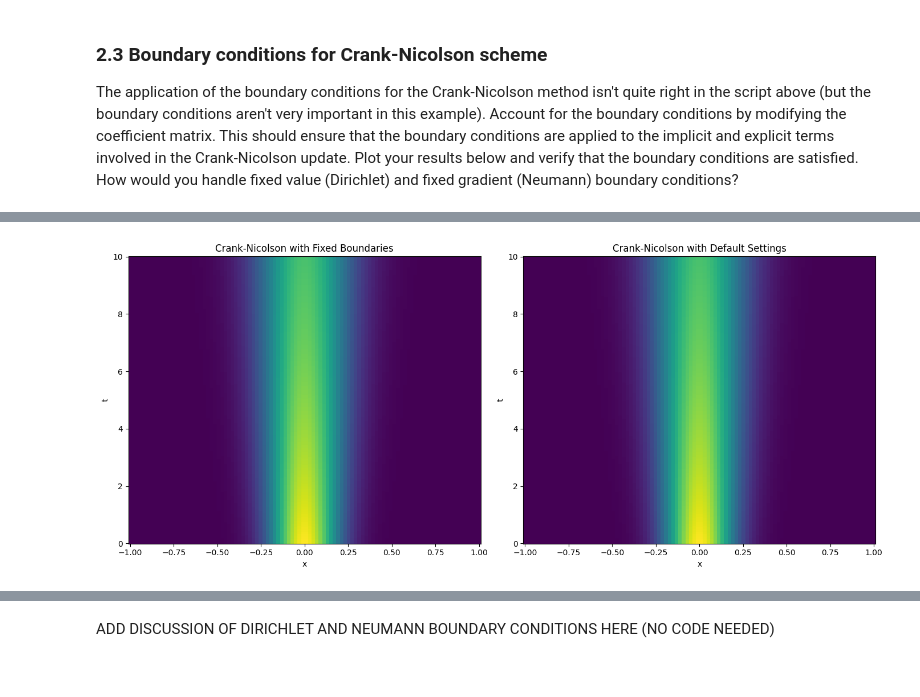
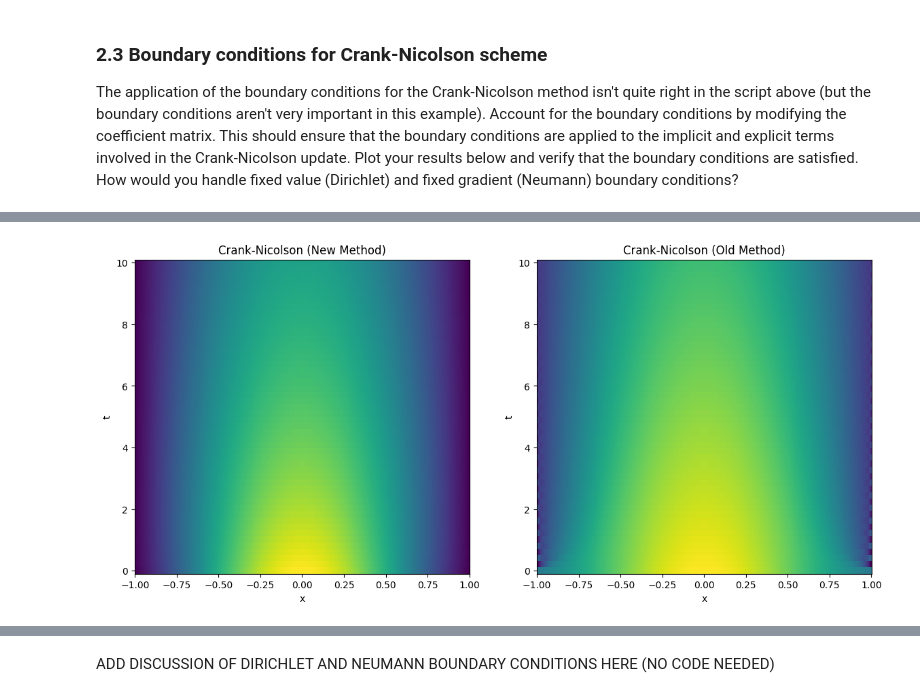
Before and after one commit to vantran1/QCES, a Jupyter notebook: Project1_numerical_methods.ipynb, the cells around one changed output, grey strips where cells are left out. Saved outputs shown, nothing was run; the diff lists cells and outputs as text; code cells hidden in the pictures.

```diff
--- a/Project1_numerical_methods.ipynb
+++ b/Project1_numerical_methods.ipynb
@@ -555,48 +748,66 @@ INSERT DISCUSSION OF ERROR HERE (~1 paragraph).  OPTIONALLY ADD PLOTS BY INSERTI
 
 The application of the boundary conditions for the Crank-Nicolson method isn't quite right in the script above (but the boundary conditions aren't very important in this example). Account for the boundary conditions by modifying the coefficient matrix. This should ensure that the boundary conditions are applied to the implicit and explicit terms involved in the Crank-Nicolson update. Plot your results below and verify that the boundary conditions are satisfied.  How would you handle fixed value (Dirichlet) and fixed gradient (Neumann) boundary conditions?
 # %%
+from scipy.sparse.linalg import spsolve
+
 # Defining parameters
-kappa = 0.01  # diffusivity
+kappa = 0.02  # diffusivity
 
 # Timestepping parameters
 t_start = 0  # start time (note that this is not the same time used to evaluate the exact solution to set the ICs)
 t_end = 10  # end time
-Nt = 1000  # number of timesteps
+Nt = 50  # number of timesteps
 
 # Size of the physical domain
 x_start = -1
 x_end = 1
-Nx = 100
+Nx = 500
 
 t = np.linspace(t_start, t_end, Nt)  # Create a vector of times
 x = np.linspace(x_start, x_end, Nx)  # Create a vector for x
 
-def CN_test(x, t, kappa):
-# This function timesteps the diffusion equation with homogeneous Neumann boundary conditions
-# using the explicit Euler and second order finite difference methods
+def construct_M_boundary(x):
+    # Build a coefficient matrix, such that M*c is the discrete version of d^2/dx^2(c)
+    dx = x[1] - x[0]  # Infer the uniform grid spacing
+    M = (np.diag(np.ones(Nx - 1), -1) - 2 * np.diag(np.ones(Nx), 0) + np.diag(np.ones(Nx - 1), 1)) / dx ** 2
+
+    # Homogeneous Neumann boundary conditions (no flux)
+    M[0, 0] = 2
+    M[0, 1] = -2
+    M[Nx - 1, Nx - 1] = 2
+    M[Nx - 1, Nx - 2] = -2
+
+    M = sp.csr_matrix(M)  # Turn M into a sparse matrix to save memory and improve speed
+    return M
+
+def CN_boundary_conditions(x, t, kappa):
+    # This function timesteps the diffusion equation with specified boundary conditions
+    # using the Crank-Nicolson and second order finite difference methods
+
     start_time = time.time()  # Start a timer
 
     # Infer the timestep from the time array
     dt = t[1] - t[0]
 
-    M = construct_M(x)  # Construct the coefficient matrix for the second derivative
-
     # Set the number of gridpoints in x and t
-    Nx = len(x); Nt = len(t)
-
-    A = sp.eye(Nx) - 0.5 * dt * kappa * M  # This matrix appears on the LHS in the C-N scheme
-    A_inv = spla.inv(A) # Calculate the inverse of A (this only needs to be done once)
+    Nx = len(x)
+    Nt = len(t)
 
     # Create an empty sparse array to store the solution
     c = np.zeros((Nx, Nt))
 
-    c[:, 0] = set_ics(x, kappa, 10)  # Set the initial condition
+    # Set the initial condition
+    c[:, 0] = set_ics(x, kappa, 10)
 
-    for k in range(1, Nt): # loop over the number of timesteps
-        c[:, k] = A_inv @ (c[:, k-1] + 0.5 * dt * kappa * (M @ c[:, k-1]))
-        # Enforce the boundary conditions
-        c[0, k] = 2 * c[1, k]
-        c[-1, k] = 2* c[-2, k]
+    # Construct the coefficient matrix for the second derivative based on BC type
+    M = construct_M_boundary(x)
+
+    for k in range(1, Nt):  # loop over the number of timesteps
+        # Construct the A matrix and right-hand side vector based on BC type
+        A = sp.eye(Nx) - 0.5 * dt * kappa * M
+        b = c[:, k - 1] + 0.5 * dt * kappa * (M @ c[:, k - 1])
+        # For Neumann, the boundary conditions are incorporated into M, so we can solve directly without enforcing the boundaries.
+        c[:, k] = spla.spsolve(A, b)
 
     end_time = time.time()  # Print the elapsed time
 
@@ -604,42 +815,22 @@ def CN_test(x, t, kappa):
 
     return c
 
-c_CN_test = CN_test(x, t, kappa) # Crank-Nicolson
-c_CN = CN(x,t,kappa)
+# Run simulations with different M which accounts for the boundary conditions.
+c_CN_boundary = CN_boundary_conditions(x, t, kappa)
+c_CN = CN(x, t, kappa) # Crank-Nicolson
 
-# Plot the results
+# Plot the results side-by-side
 plt.figure(figsize=(14, 6))
 
 plt.subplot(1, 2, 1)
-plt.pcolormesh(x, t, c_CN_test.T, shading='auto')
+plt.pcolormesh(x, t, c_CN_boundary.T, shading='auto')
 plt.xlabel('x')
 plt.ylabel('t')
-plt.title('Crank-Nicolson with Fixed Boundaries')
+plt.title('Crank-Nicolson (New Method)')
 
 plt.subplot(1, 2, 2)
 plt.pcolormesh(x, t, c_CN.T, shading='auto')
 plt.xlabel('x')
 plt.ylabel('t')
-plt.title('Crank-Nicolson with Default Settings')
-
-plt.tight_layout()
-plt.show()
-
-# # Plot the results
-# plt.figure(figsize=(14, 6))
-
-# plt.subplot(1, 2, 1)
-# plt.pcolormesh(x, t, c_EE.T, shading='auto')
-# plt.xlabel('x')
-# plt.ylabel('t')
-# plt.title('Explicit Euler')
-
-# plt.subplot(1, 2, 2)
-# plt.pcolormesh(x, t, c_CN.T, shading='auto')
-# plt.xlabel('x')
-# plt.ylabel('t')
-# plt.title('Crank-Nicolson')
-
-# plt.tight_layout()
-# plt.show()
+plt.title('Crank-Nicolson (Old Method)')
 # %% [output]
@@ -648 +840 @@ Crank-Nicolson method took 0.21 seconds
-[figure, old version]
+[figure, new version]
```
Also changed, not shown: parts of 18 cells of this notebook.
